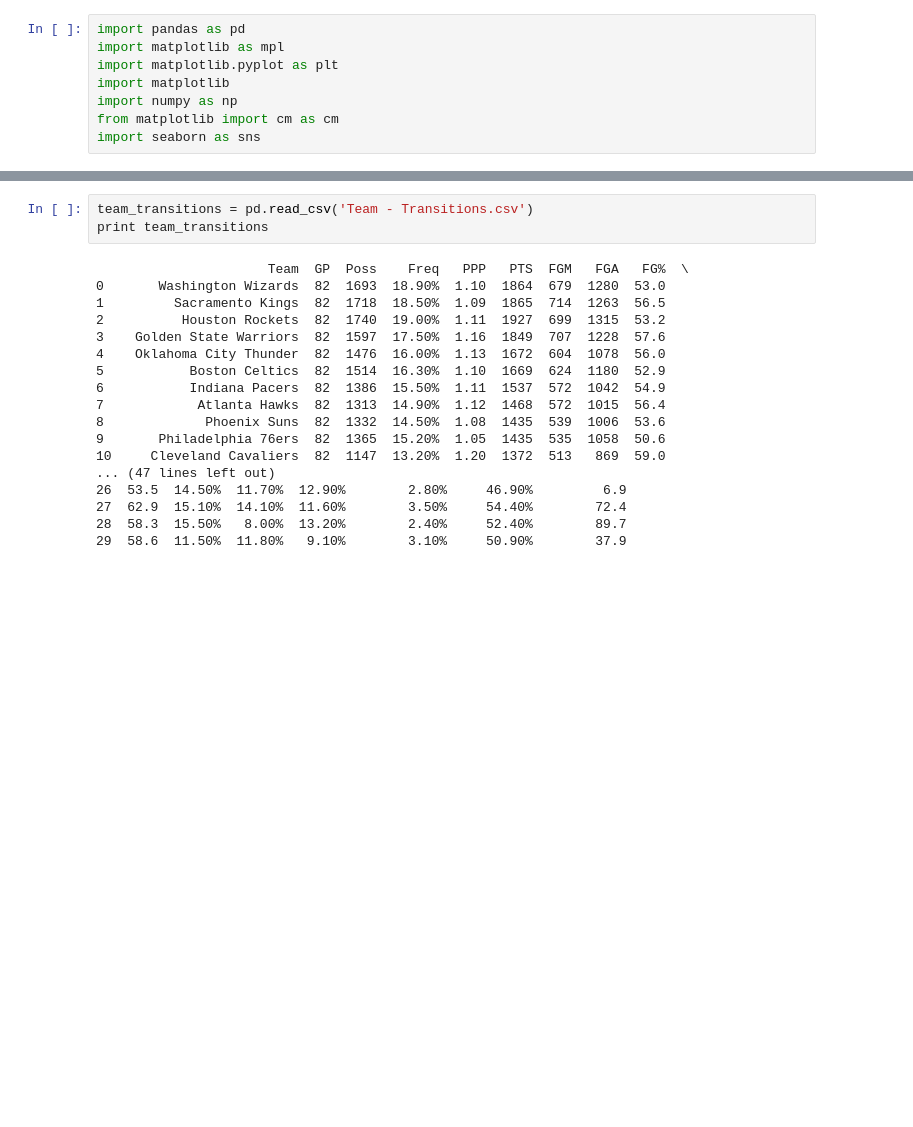
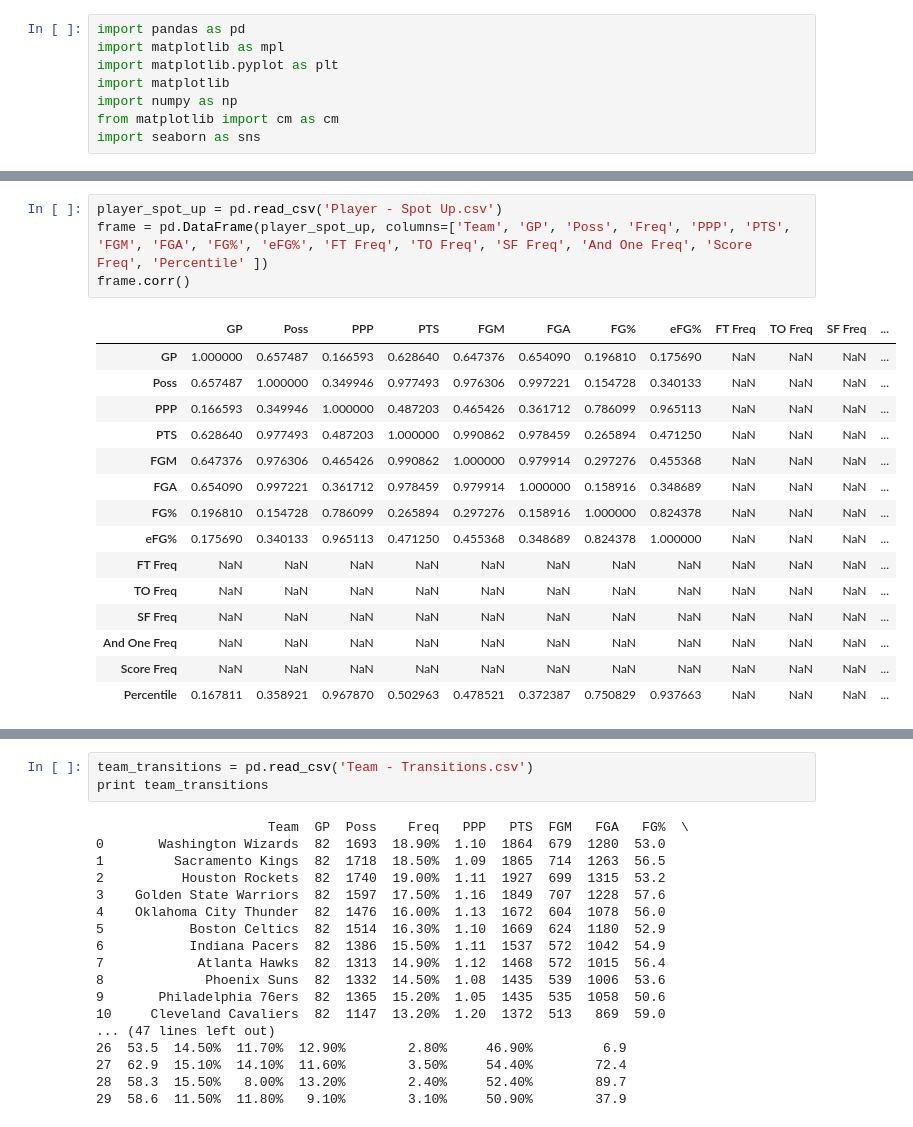
Before and after one commit to carterkbrantley/ga-data-science, a Jupyter notebook: Final-Project/Part 3/Part 3 Version 2.ipynb, the cells around one changed output, grey strips where cells are left out. Saved outputs shown, nothing was run; the diff lists cells and outputs as text; blank space fills up the shorter version.

```diff
--- a/Final-Project/Part 3/Part 3 Version 2.ipynb
+++ b/Final-Project/Part 3/Part 3 Version 2.ipynb
@@ -44,0 +124,20 @@ team_put_backs = pd.read_csv('Team - Put Backs.csv')
+# %%
+player_spot_up = pd.read_csv('Player - Spot Up.csv')
+frame = pd.DataFrame(player_spot_up, columns=['Team', 'GP', 'Poss', 'Freq', 'PPP', 'PTS', 'FGM', 'FGA', 'FG%', 'eFG%', 'FT Freq', 'TO Freq', 'SF Freq', 'And One Freq', 'Score Freq', 'Percentile' ])
+frame.corr()
+# %% [output]
+|  | GP | Poss | PPP | PTS | FGM | FGA | FG% | eFG% | FT Freq | TO Freq | SF Freq | ... |
+| GP | 1.000000 | 0.657487 | 0.166593 | 0.628640 | 0.647376 | 0.654090 | 0.196810 | 0.175690 | NaN | NaN | NaN | ... |
+| Poss | 0.657487 | 1.000000 | 0.349946 | 0.977493 | 0.976306 | 0.997221 | 0.154728 | 0.340133 | NaN | NaN | NaN | ... |
+| PPP | 0.166593 | 0.349946 | 1.000000 | 0.487203 | 0.465426 | 0.361712 | 0.786099 | 0.965113 | NaN | NaN | NaN | ... |
+| PTS | 0.628640 | 0.977493 | 0.487203 | 1.000000 | 0.990862 | 0.978459 | 0.265894 | 0.471250 | NaN | NaN | NaN | ... |
+| FGM | 0.647376 | 0.976306 | 0.465426 | 0.990862 | 1.000000 | 0.979914 | 0.297276 | 0.455368 | NaN | NaN | NaN | ... |
+| FGA | 0.654090 | 0.997221 | 0.361712 | 0.978459 | 0.979914 | 1.000000 | 0.158916 | 0.348689 | NaN | NaN | NaN | ... |
+| FG% | 0.196810 | 0.154728 | 0.786099 | 0.265894 | 0.297276 | 0.158916 | 1.000000 | 0.824378 | NaN | NaN | NaN | ... |
+| eFG% | 0.175690 | 0.340133 | 0.965113 | 0.471250 | 0.455368 | 0.348689 | 0.824378 | 1.000000 | NaN | NaN | NaN | ... |
+| FT Freq | NaN | NaN | NaN | NaN | NaN | NaN | NaN | NaN | NaN | NaN | NaN | ... |
+| TO Freq | NaN | NaN | NaN | NaN | NaN | NaN | NaN | NaN | NaN | NaN | NaN | ... |
+| SF Freq | NaN | NaN | NaN | NaN | NaN | NaN | NaN | NaN | NaN | NaN | NaN | ... |
+| And One Freq | NaN | NaN | NaN | NaN | NaN | NaN | NaN | NaN | NaN | NaN | NaN | ... |
+| Score Freq | NaN | NaN | NaN | NaN | NaN | NaN | NaN | NaN | NaN | NaN | NaN | ... |
+| Percentile | 0.167811 | 0.358921 | 0.967870 | 0.502963 | 0.478521 | 0.372387 | 0.750829 | 0.937663 | NaN | NaN | NaN | ... |
```
Also changed, not shown: parts of 36 cells of this notebook.
